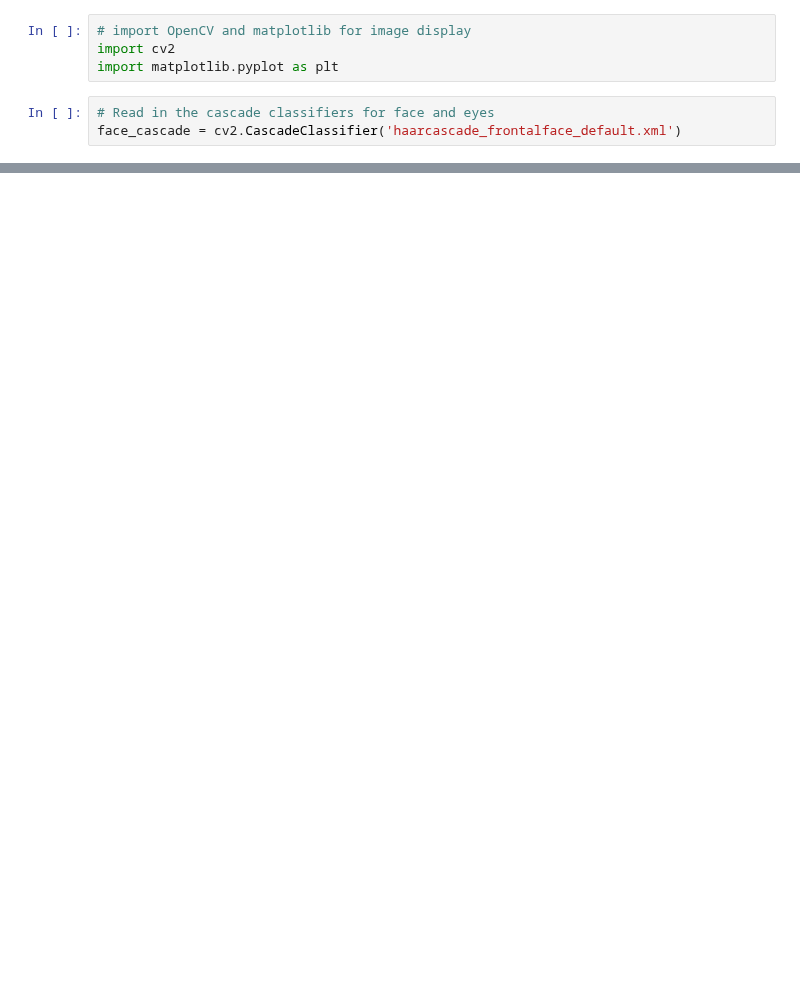
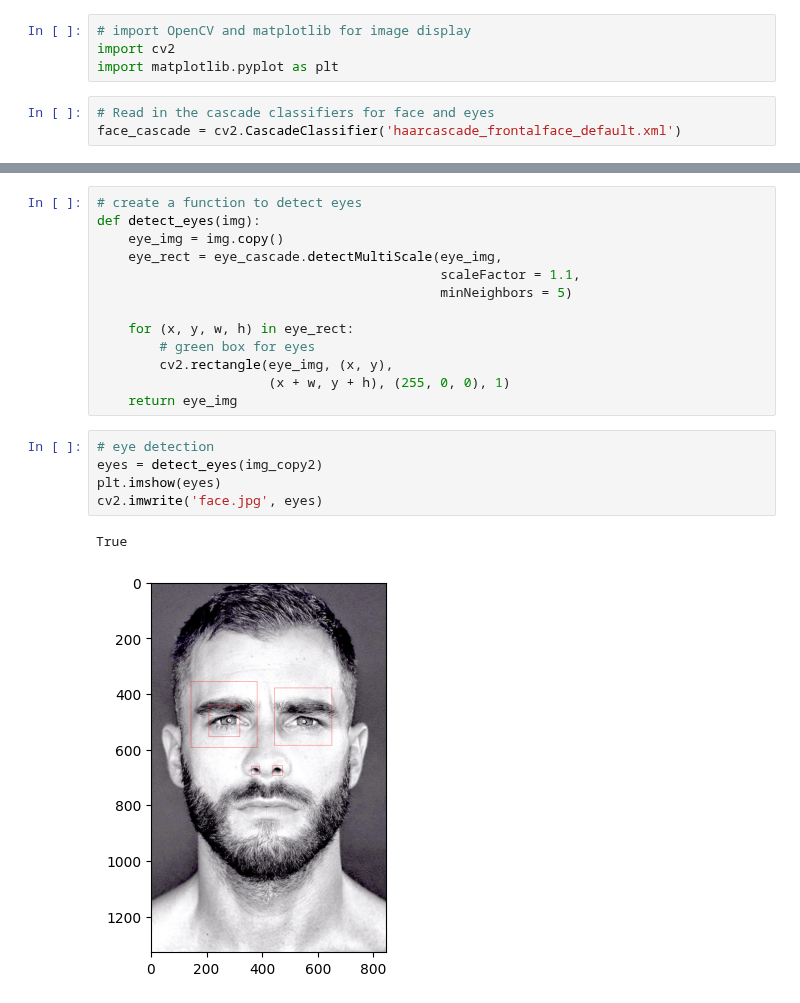
Before and after one commit to clarkngo/cs-courses, a Jupyter notebook: cs506/06-module-machine-learning/classifier.ipynb, the cells around one changed output, grey strips where cells are left out. Drawn from its saved outputs; the diff is of its cells as text; blank space fills up the shorter version.

```diff
--- a/cs506/06-module-machine-learning/classifier.ipynb
+++ b/cs506/06-module-machine-learning/classifier.ipynb
@@ -18,0 +42,21 @@ img_copy3 = img.copy()
+# %%
+# create a function to detect eyes
+def detect_eyes(img):
+    eye_img = img.copy()
+    eye_rect = eye_cascade.detectMultiScale(eye_img,
+                                            scaleFactor = 1.1,
+                                            minNeighbors = 5)
+
+    for (x, y, w, h) in eye_rect:
+        # green box for eyes
+        cv2.rectangle(eye_img, (x, y),
+                      (x + w, y + h), (255, 0, 0), 1)
+    return eye_img
+# %%
+# eye detection
+eyes = detect_eyes(img_copy2)
+plt.imshow(eyes)
+cv2.imwrite('face.jpg', eyes)
+# %% [output]
+True
+[figure, added]
```
Also changed, not shown: parts of 8 cells of this notebook, 2 other files.
